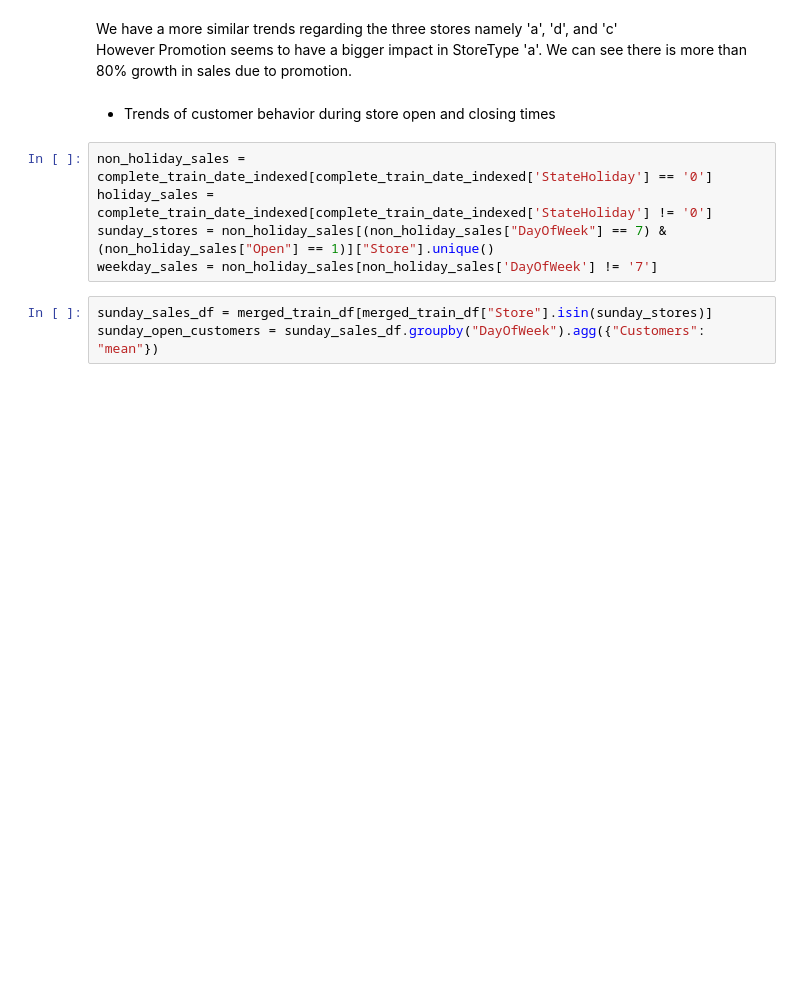
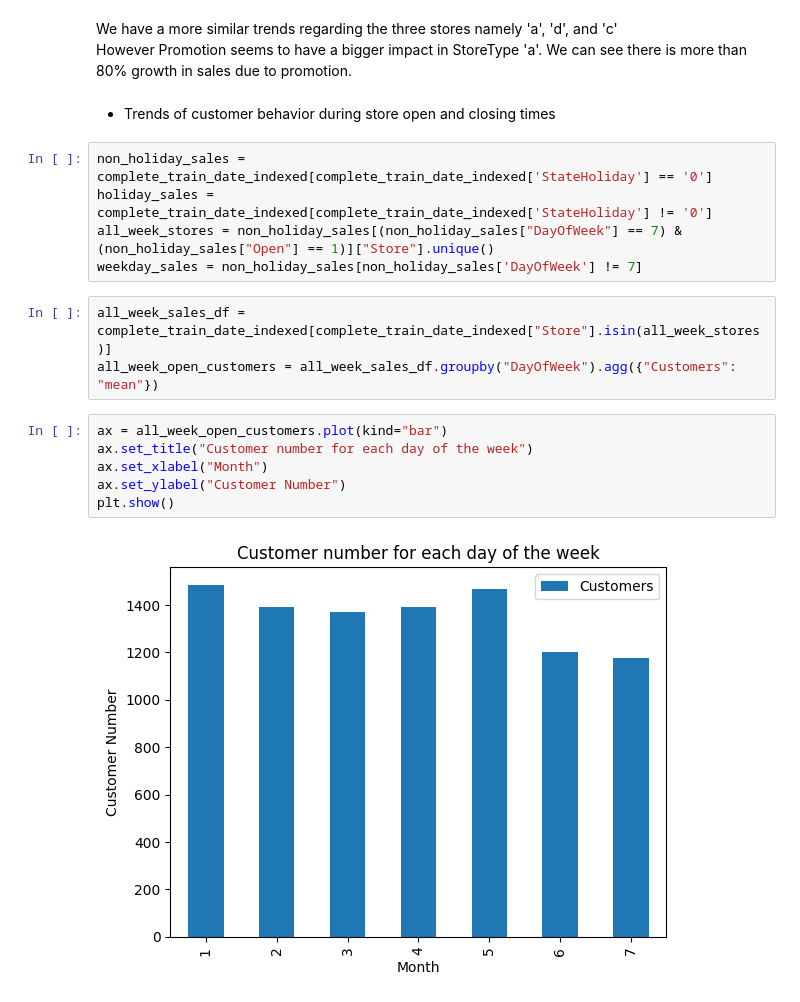
Before and after one commit to Nathnael12/pharmaceutical-sales-prediction, a Jupyter notebook: notbooks/data_exploration.ipynb, the cells around one changed output. Cells and saved outputs as stored; diff of their text form; blank space fills up the shorter version.

```diff
--- a/notbooks/data_exploration.ipynb
+++ b/notbooks/data_exploration.ipynb
@@ -546,8 +547,16 @@ We have a more similar trends regarding the three stores namely 'a', 'd', and 'c
 # %%
 non_holiday_sales = complete_train_date_indexed[complete_train_date_indexed['StateHoliday'] == '0']
 holiday_sales = complete_train_date_indexed[complete_train_date_indexed['StateHoliday'] != '0']
-sunday_stores = non_holiday_sales[(non_holiday_sales["DayOfWeek"] == 7) & (non_holiday_sales["Open"] == 1)]["Store"].unique()
-weekday_sales = non_holiday_sales[non_holiday_sales['DayOfWeek'] != '7']
+all_week_stores = non_holiday_sales[(non_holiday_sales["DayOfWeek"] == 7) & (non_holiday_sales["Open"] == 1)]["Store"].unique()
+weekday_sales = non_holiday_sales[non_holiday_sales['DayOfWeek'] != 7]
 # %%
-sunday_sales_df = merged_train_df[merged_train_df["Store"].isin(sunday_stores)]
-sunday_open_customers = sunday_sales_df.groupby("DayOfWeek").agg({"Customers": "mean"})
+all_week_sales_df = complete_train_date_indexed[complete_train_date_indexed["Store"].isin(all_week_stores)]
+all_week_open_customers = all_week_sales_df.groupby("DayOfWeek").agg({"Customers": "mean"})
+# %%
+ax = all_week_open_customers.plot(kind="bar")
+ax.set_title("Customer number for each day of the week")
+ax.set_xlabel("Month")
+ax.set_ylabel("Customer Number")
+plt.show()
+# %% [output]
+[figure, added]
```
Also changed, not shown: parts of 16 cells of this notebook, 1 other file.
